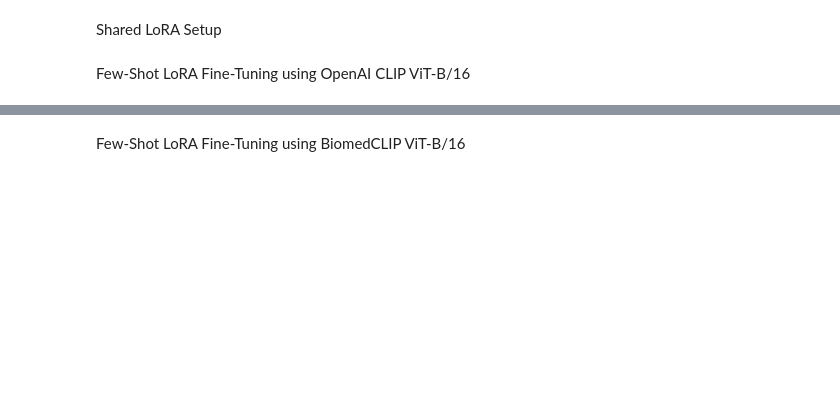
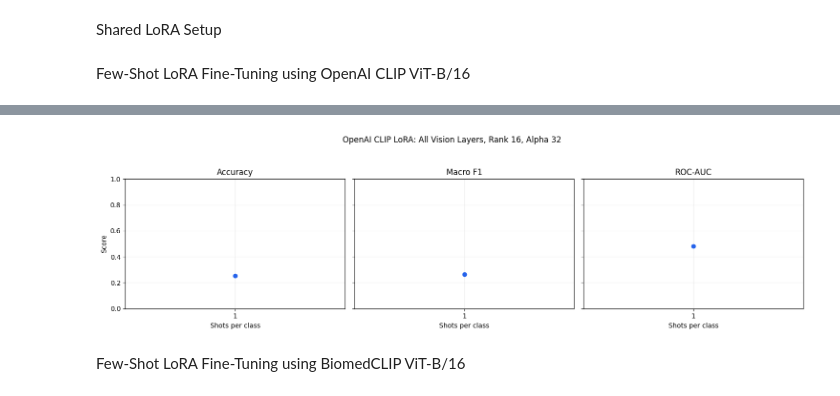
Before and after one commit to mase-ezra/busi-vlm-localisation, a Jupyter notebook: notebooks/03-vlm-classification.ipynb, the cells around one changed output, grey strips where cells are left out. Saved outputs shown, nothing was run; the diff lists cells and outputs as text; code cells hidden in the pictures; blank space fills up the shorter version.

```diff
--- a/notebooks/03-vlm-classification.ipynb
+++ b/notebooks/03-vlm-classification.ipynb
@@ -571,3 +647,8 @@ openai_lora_summary_df
+# %%
+# Show the training curves for the OpenAI CLIP using LoRA.
+plot_fewshot_metrics(openai_lora_summary_df, title='OpenAI CLIP LoRA: All Vision Layers, Rank 16, Alpha 32', save_path=save_dir / 'openai_clip_lora_metrics.png', model_col=None)
+# %% [output]
+[figure, added]
 # %% [markdown]
 Few-Shot LoRA Fine-Tuning using BiomedCLIP ViT-B/16
 # %%
```
Also changed, not shown: parts of 14 cells of this notebook, 7 other files.
